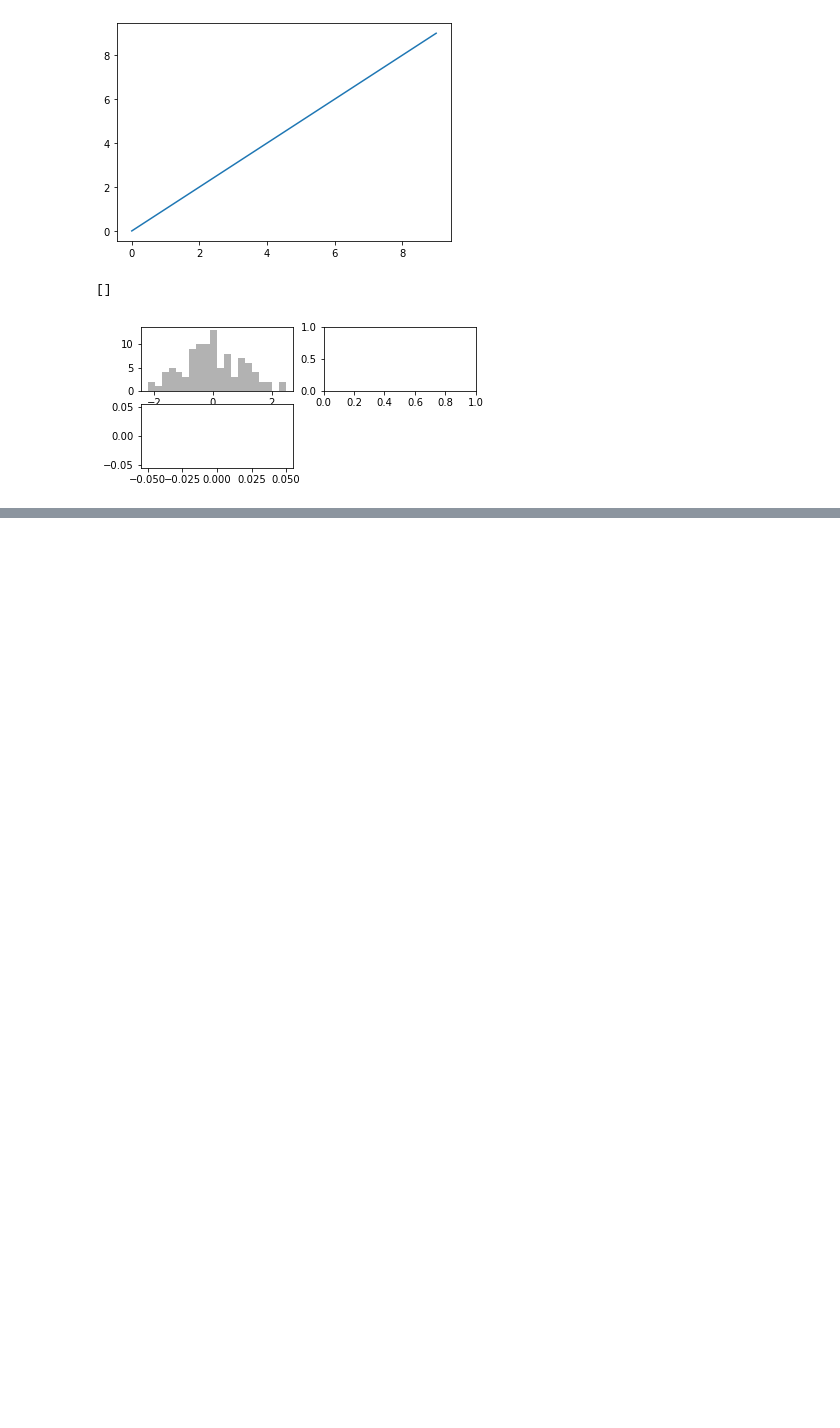
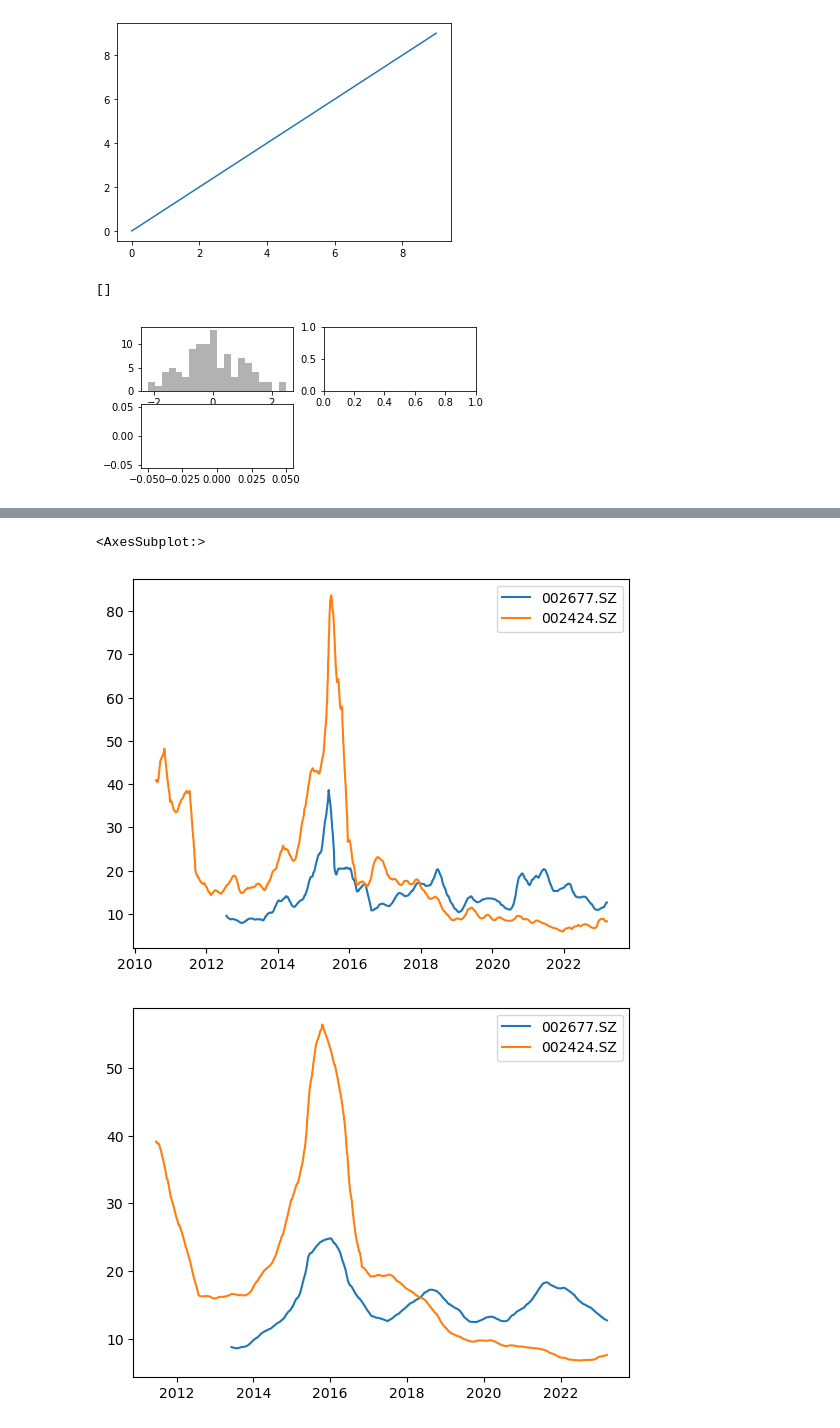
Before and after one commit to Howieshi666/Investment, a Jupyter notebook: matplotlib.ipynb, the cells around one changed output, grey strips where cells are left out. Saved outputs shown, nothing was run; the diff lists cells and outputs as text; code cells hidden in the pictures; blank space fills up the shorter version.

```diff
--- a/matplotlib.ipynb
+++ b/matplotlib.ipynb
@@ -22,0 +39,9 @@ plt.plot()
+# %%
+sma_short = sec_close.rolling(window=42).mean()  # 短期
+sma_long = sec_close.rolling(window=252).mean()  # 长期
+sma_short.plot()
+sma_long.plot()
+# %% [output]
+<AxesSubplot:>
+[figure, added]
+[figure, added]
```
Also changed, not shown: parts of 7 cells of this notebook, 1 other file.
